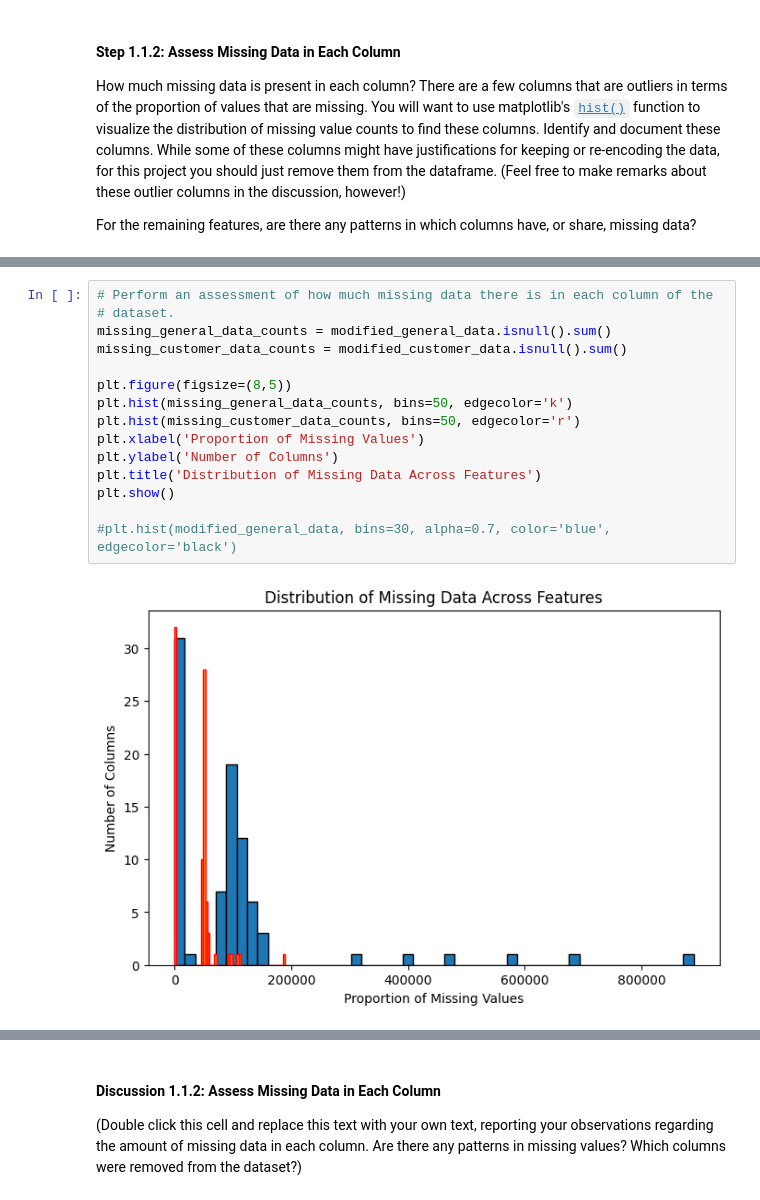
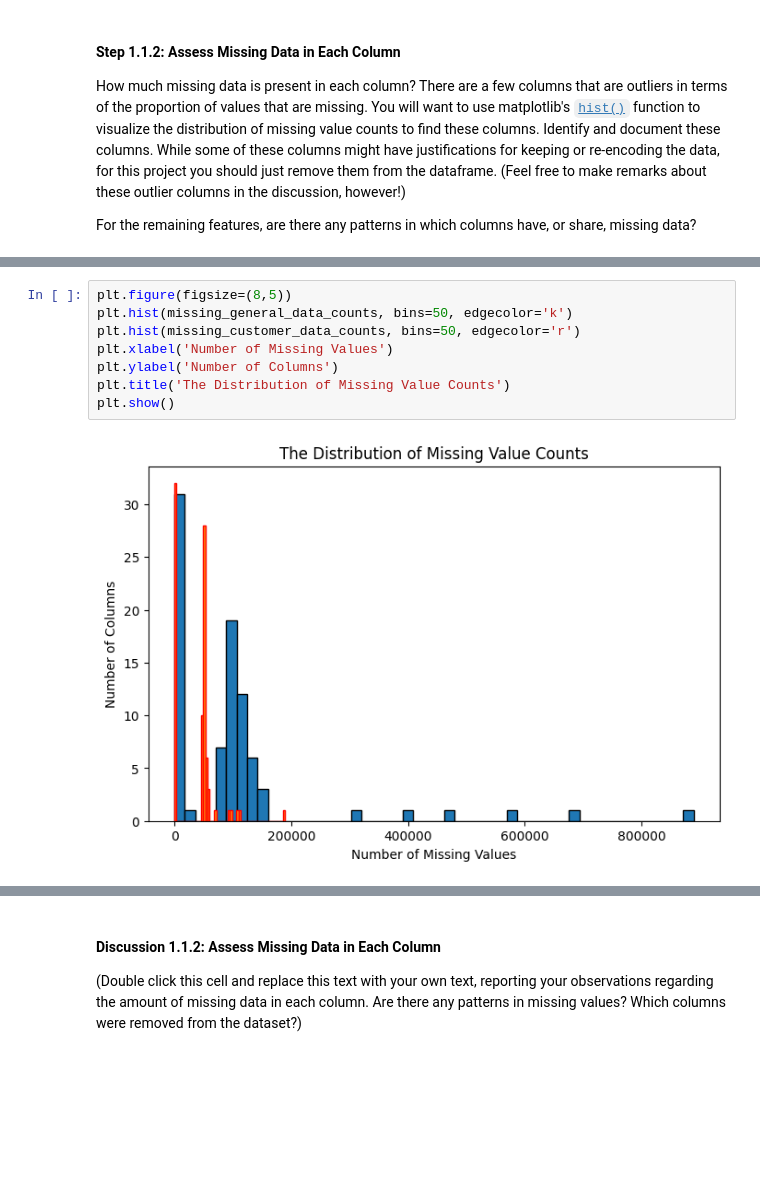
Before and after one commit to EssaAlsharif/Identify-Customer-Segments, a Jupyter notebook: Identify_Customer_Segments.ipynb, the cells around one changed output, grey strips where cells are left out. Saved outputs shown, nothing was run; the diff lists cells and outputs as text; blank space fills up the shorter version.

```diff
--- a/Identify_Customer_Segments.ipynb
+++ b/Identify_Customer_Segments.ipynb
@@ -309,19 +357,12 @@ For the remaining features, are there any patterns in which columns have, or sha
 # %%
-# Perform an assessment of how much missing data there is in each column of the
-# dataset.
-missing_general_data_counts = modified_general_data.isnull().sum()
-missing_customer_data_counts = modified_customer_data.isnull().sum()
-
 plt.figure(figsize=(8,5))
 plt.hist(missing_general_data_counts, bins=50, edgecolor='k')
 plt.hist(missing_customer_data_counts, bins=50, edgecolor='r')
-plt.xlabel('Proportion of Missing Values')
+plt.xlabel('Number of Missing Values')
 plt.ylabel('Number of Columns')
-plt.title('Distribution of Missing Data Across Features')
+plt.title('The Distribution of Missing Value Counts')
 plt.show()
-
-#plt.hist(modified_general_data, bins=30, alpha=0.7, color='blue', edgecolor='black')
 # %% [output]
-[figure, old version]
+[figure, new version]
 # %%
 # Investigate patterns in the amount of missing data in each column.
```
Also changed, not shown: parts of 5 cells of this notebook.
